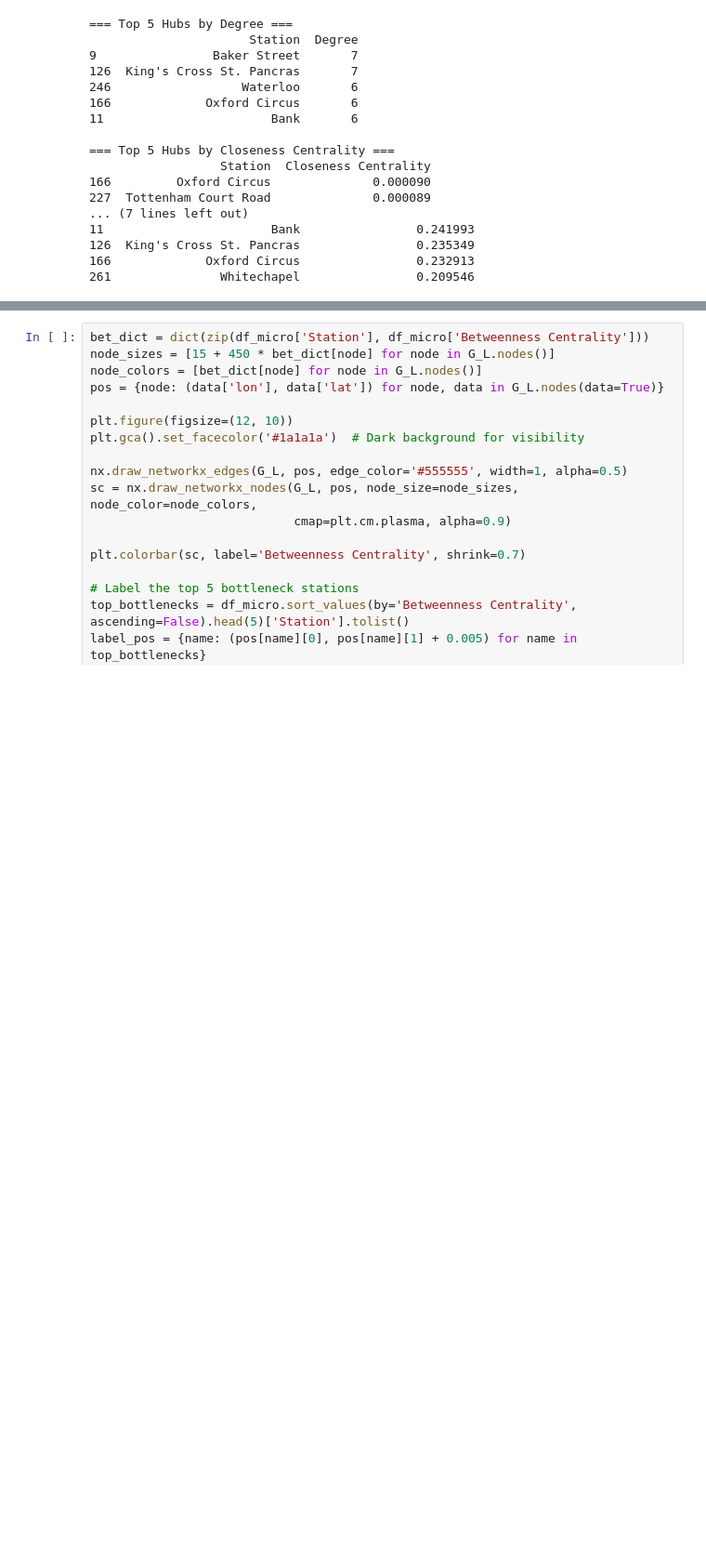
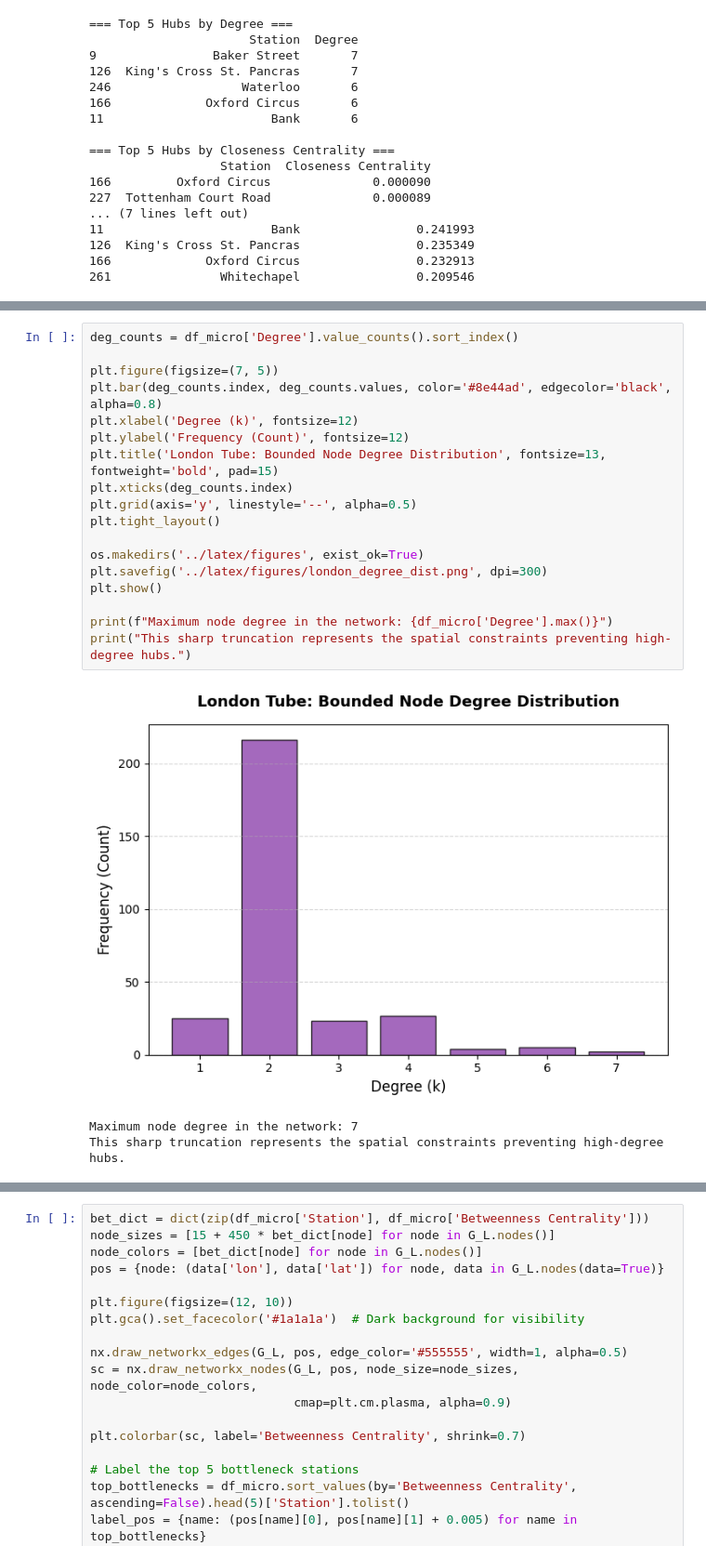
Before and after one commit to PtrTella/UrbanNetwork, a Jupyter notebook: notebooks/2_micro_analysis.ipynb, the cells around one changed output, grey strips where cells are left out. Shown at 93% size. Cells and saved outputs as stored; diff of their text form; blank space fills up the shorter version.

```diff
--- a/notebooks/2_micro_analysis.ipynb
+++ b/notebooks/2_micro_analysis.ipynb
@@ -51 +81,23 @@ print(df_micro.sort_values(by='Betweenness Centrality', ascending=False).head(5)
+# %%
+deg_counts = df_micro['Degree'].value_counts().sort_index()
+
+plt.figure(figsize=(7, 5))
+plt.bar(deg_counts.index, deg_counts.values, color='#8e44ad', edgecolor='black', alpha=0.8)
+plt.xlabel('Degree (k)', fontsize=12)
+plt.ylabel('Frequency (Count)', fontsize=12)
+plt.title('London Tube: Bounded Node Degree Distribution', fontsize=13, fontweight='bold', pad=15)
+plt.xticks(deg_counts.index)
+plt.grid(axis='y', linestyle='--', alpha=0.5)
+plt.tight_layout()
+
+os.makedirs('../latex/figures', exist_ok=True)
+plt.savefig('../latex/figures/london_degree_dist.png', dpi=300)
+plt.show()
+
+print(f"Maximum node degree in the network: {df_micro['Degree'].max()}")
+print("This sharp truncation represents the spatial constraints preventing high-degree hubs.")
+# %% [output]
+[figure, added]
+Maximum node degree in the network: 7
+This sharp truncation represents the spatial constraints preventing high-degree hubs.
 # %% [markdown]
```
Also changed, not shown: parts of 6 cells of this notebook, 13 other files.
